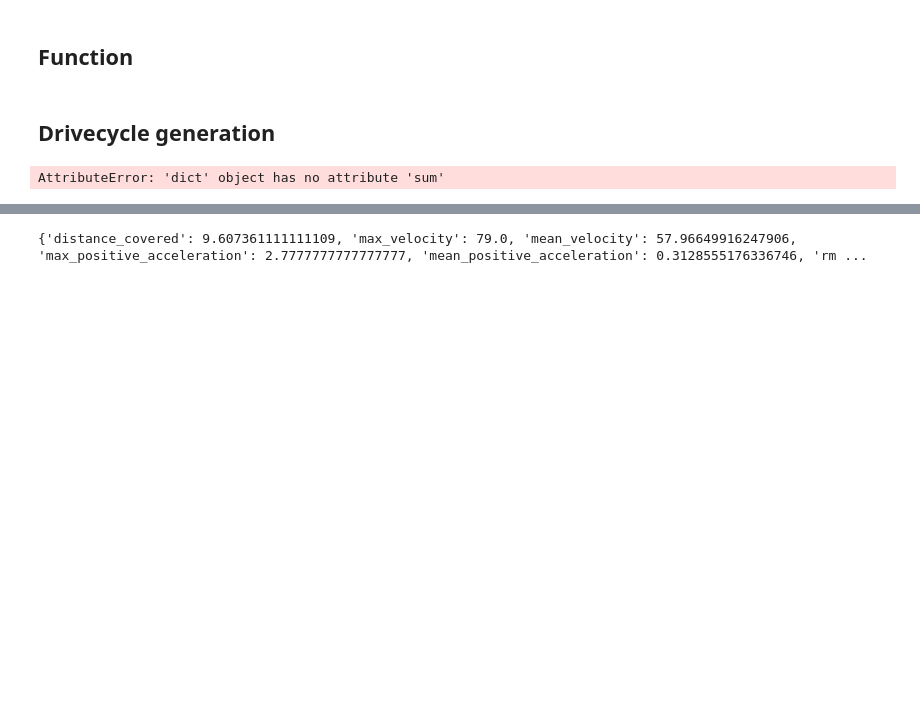
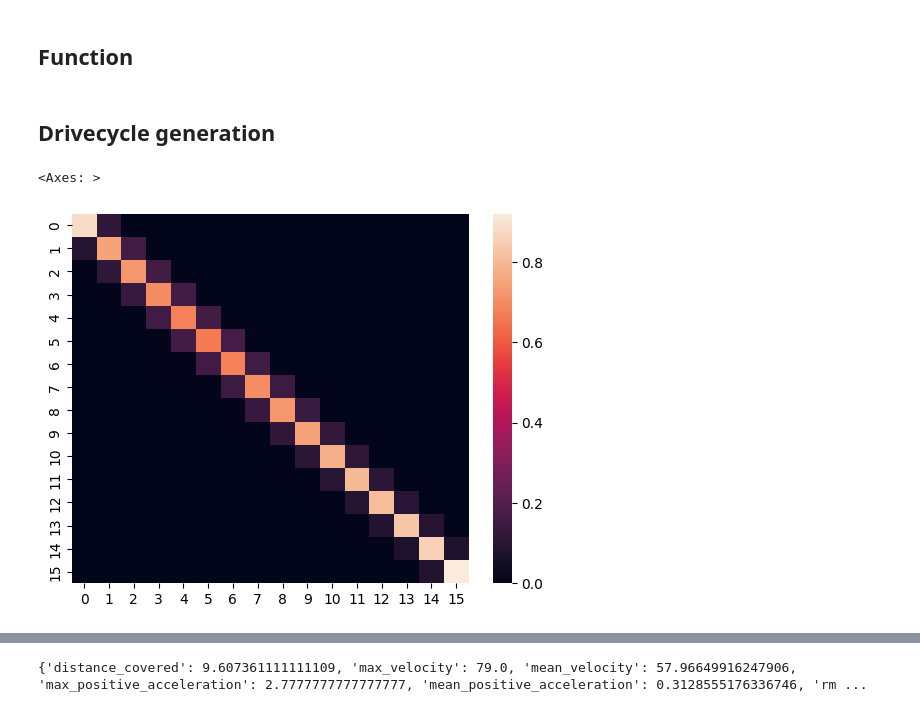
Before and after one commit to surya-uv/drive_cycle_gen, a Jupyter notebook: Drive_cycle_generation_v2.ipynb, the cells around one changed output, grey strips where cells are left out. Cells and saved outputs as stored; diff of their text form; code cells hidden in the pictures; blank space fills up the shorter version.

```diff
--- a/Drive_cycle_generation_v2.ipynb
+++ b/Drive_cycle_generation_v2.ipynb
@@ -396,7 +396,7 @@ def generate_drive_cycle(transition_matrix, velocity, acceleration,velocity_bins
 # %%
 sa_matrix_data = {'speed':df_calc.speed_kmph.to_list(),
                 'accn':df_calc.accn_mps2.to_list(),
-                'bins_speed': np.round(np.arange(np.ceil(df_calc.speed_kmph.max())+1).tolist(),2),
+                'bins_speed': np.round(np.arange(0,np.ceil(df_calc.speed_kmph.max())+1,5).tolist(),2),
                 'bins_accn': np.round(np.arange(np.ceil(df_calc.accn_mps2.min()*10)/10,np.ceil(df_calc.accn_mps2.max()*10)/10+0.1,0.1).tolist(),2),
                 'initial_velocity': 0,
                 'initial_acceleration': 0.2}
@@ -425,6 +425,9 @@ target_rms_negative_acceleration = target_param['target_rms_negative_acceleratio
 # target_max_negative_acceleration = target_param['target_max_negative_acceleration']
 # %%
 transition_matrix = create_transition_matrix(velocity, acceleration, velocity_bins, acceleration_bins)
+import seaborn as sns
+sns.heatmap(transition_matrix)
 # %% [output]
-AttributeError: 'dict' object has no attribute 'sum'
+<Axes: >
+[figure, added]
 # %%
```
Also changed, not shown: parts of 5 cells of this notebook.
